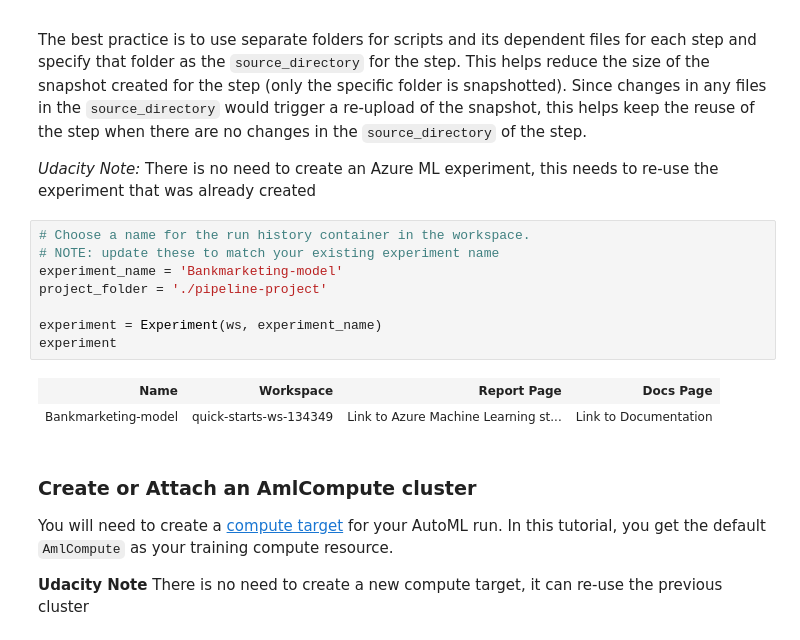
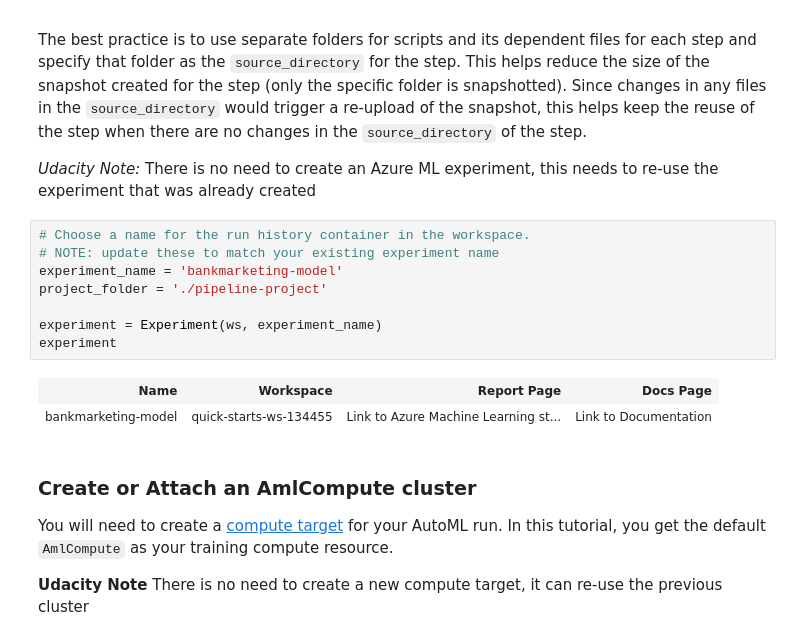
Before and after one commit to guptaa98/Microsoft_Azure_Nanodegree_Projects, a Jupyter notebook: Project 2/starter_files/aml-pipelines-with-automated-machine-learning-step.ipynb, the cells around one changed output. Drawn from its saved outputs; the diff is of its cells as text.

```diff
--- a/Project 2/starter_files/aml-pipelines-with-automated-machine-learning-step.ipynb
+++ b/Project 2/starter_files/aml-pipelines-with-automated-machine-learning-step.ipynb
@@ -67,14 +71,14 @@ The best practice is to use separate folders for scripts and its dependent files
 # %%
 # Choose a name for the run history container in the workspace.
 # NOTE: update these to match your existing experiment name
-experiment_name = 'Bankmarketing-model'
+experiment_name = 'bankmarketing-model'
 project_folder = './pipeline-project'
 
 experiment = Experiment(ws, experiment_name)
 experiment
 # %% [output]
 | Name | Workspace | Report Page | Docs Page |
-| Bankmarketing-model | quick-starts-ws-134349 | Link to Azure Machine Learning st... | Link to Documentation |
+| bankmarketing-model | quick-starts-ws-134455 | Link to Azure Machine Learning st... | Link to Documentation |
 # %% [markdown]
 ### Create or Attach an AmlCompute cluster
 You will need to create a [compute target](https://docs.microsoft.com/azure/machine-learning/service/concept-azure-machine-learning-architecture#compute-target) for your AutoML run. In this tutorial, you get the default `AmlCompute` as your training compute resource.
```
Also changed, not shown: parts of 11 cells of this notebook, 3 other files.
